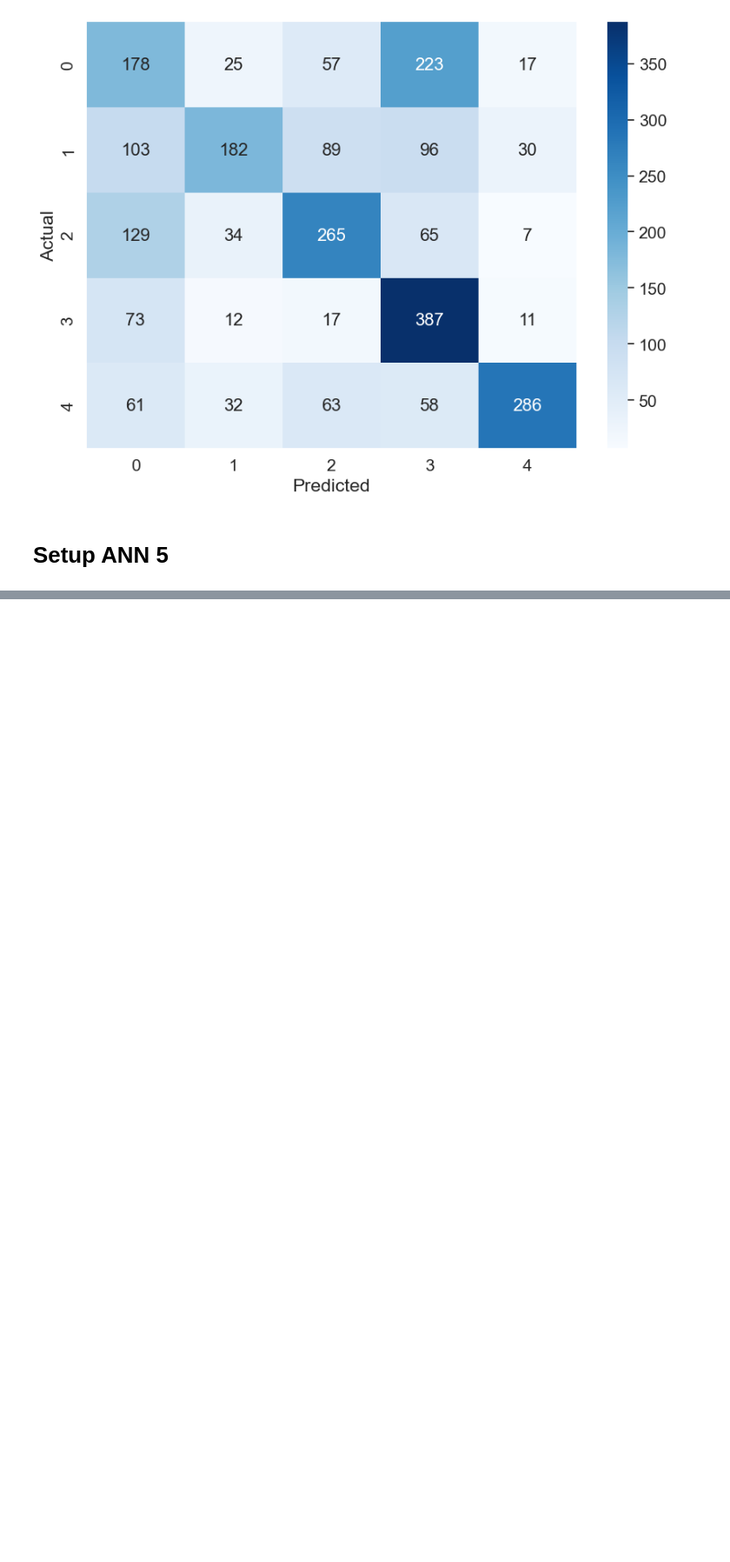
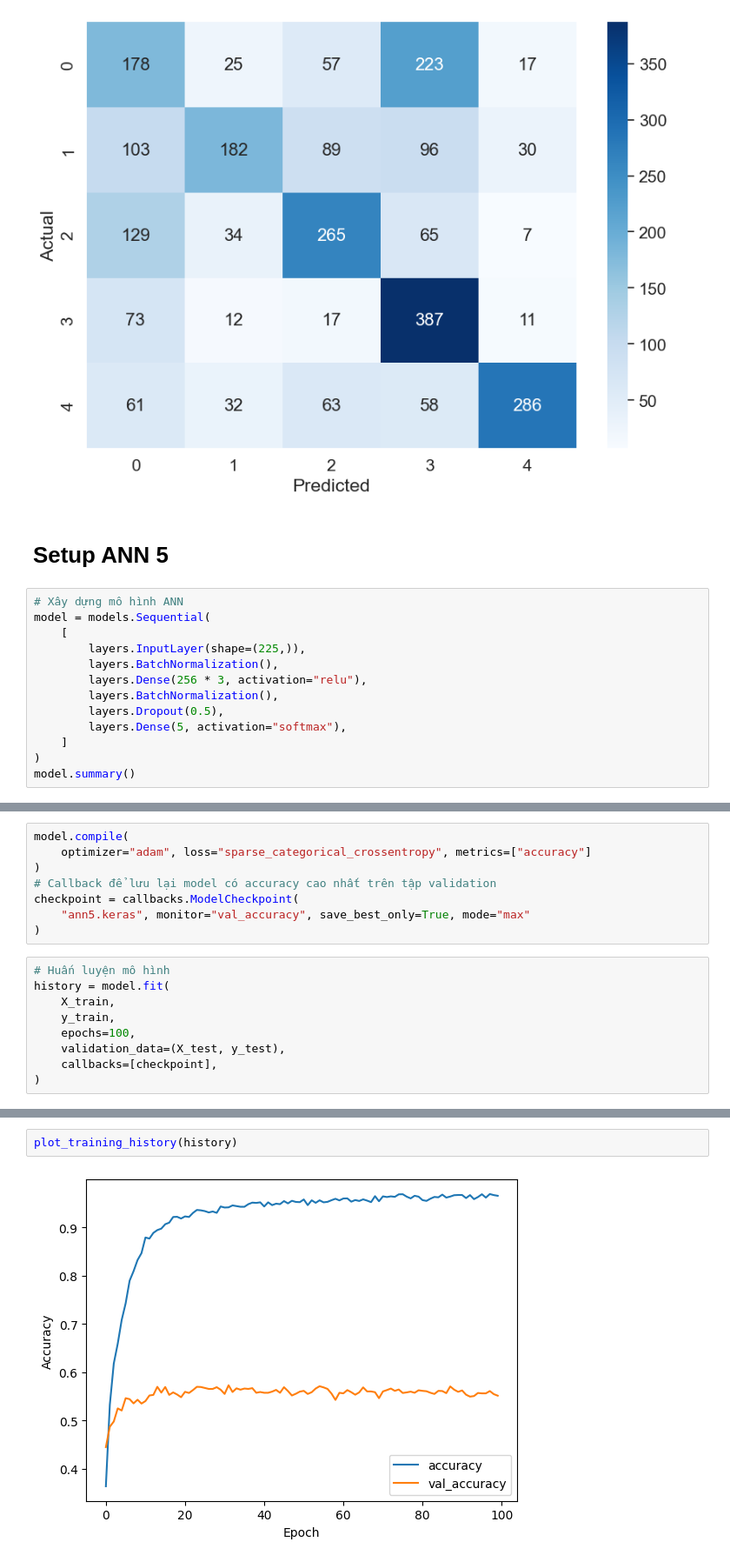
Before and after one commit to Harito97/AnimalClassifier, a Jupyter notebook: ann/ann.ipynb, the cells around one changed output, grey strips where cells are left out. Shown at 87% size. Saved outputs shown, nothing was run; the diff lists cells and outputs as text; blank space fills up the shorter version.

Commit message:
add more ann model

```diff
--- a/ann/ann.ipynb
+++ b/ann/ann.ipynb
@@ -563,3 +563,16 @@ weighted avg       0.56      0.52      0.52      2500
 [figure]
 # %% [markdown]
 # Setup ANN 5
+# %%
+# Xây dựng mô hình ANN
+model = models.Sequential(
+    [
+        layers.InputLayer(shape=(225,)),
+        layers.BatchNormalization(),
+        layers.Dense(256 * 3, activation="relu"),
+        layers.BatchNormalization(),
+        layers.Dropout(0.5),
+        layers.Dense(5, activation="softmax"),
+    ]
+)
+model.summary()
@@ -565,0 +599,17 @@ weighted avg       0.56      0.52      0.52      2500
+# %%
+model.compile(
+    optimizer="adam", loss="sparse_categorical_crossentropy", metrics=["accuracy"]
+)
+# Callback để lưu lại model có accuracy cao nhất trên tập validation
+checkpoint = callbacks.ModelCheckpoint(
+    "ann5.keras", monitor="val_accuracy", save_best_only=True, mode="max"
+)
+# %%
+# Huấn luyện mô hình
+history = model.fit(
+    X_train,
+    y_train,
+    epochs=100,
+    validation_data=(X_test, y_test),
+    callbacks=[checkpoint],
+)
@@ -565,0 +634,4 @@ weighted avg       0.56      0.52      0.52      2500
+# %%
+plot_training_history(history)
+# %% [output]
+[figure, added]
```
Also changed, not shown: parts of 17 cells of this notebook, 5 other files.
